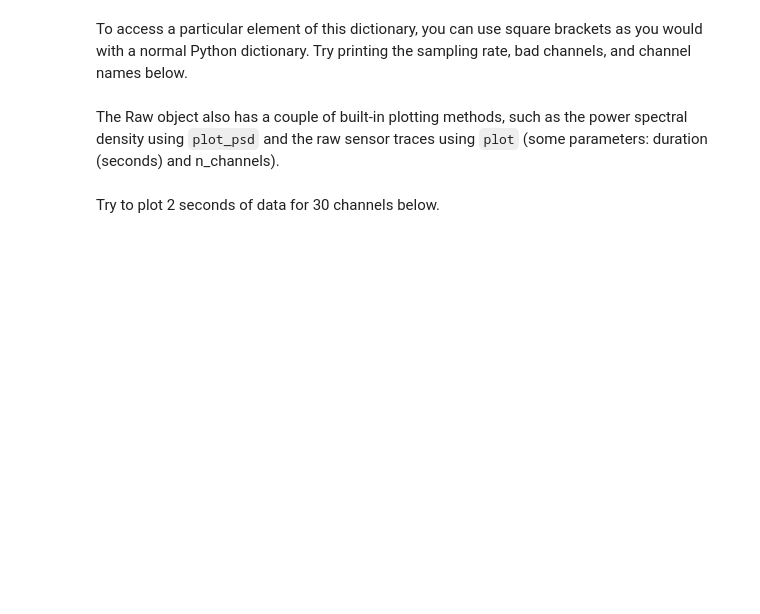
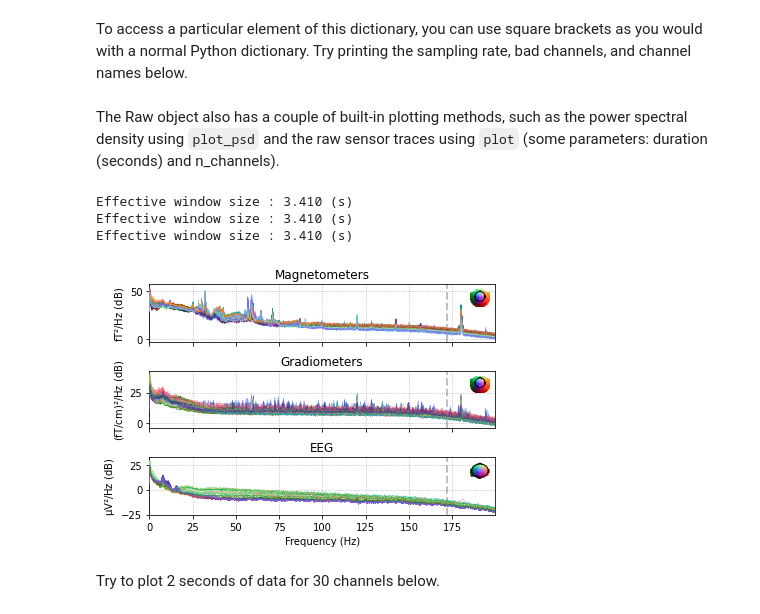
Before and after one commit to IMPRS-Python-course/session7, a Jupyter notebook: tutorial-MNE-Python.ipynb, the cells around one changed output. Saved outputs shown, nothing was run; the diff lists cells and outputs as text; code cells hidden in the pictures; blank space fills up the shorter version.

````diff
--- a/tutorial-MNE-Python.ipynb
+++ b/tutorial-MNE-Python.ipynb
@@ -92,7 +121,12 @@ print('Channel names: ', raw.ch_names)
 The Raw object also has a couple of built-in plotting methods, such as the power spectral density using ```plot_psd``` and the raw sensor traces using ```plot``` (some parameters: duration (seconds) and n_channels).
 # %%
 # power spectral density
-psd_plot = raw.plot_psd(fmax=100)
+psd_plot = raw.plot_psd(fmax=200)
+# %% [output]
+Effective window size : 3.410 (s)
+Effective window size : 3.410 (s)
+Effective window size : 3.410 (s)
+[figure, added]
 # %% [markdown]
 Try to plot 2 seconds of data for 30 channels below.
 # %%
````
Also changed, not shown: parts of 34 cells of this notebook.
